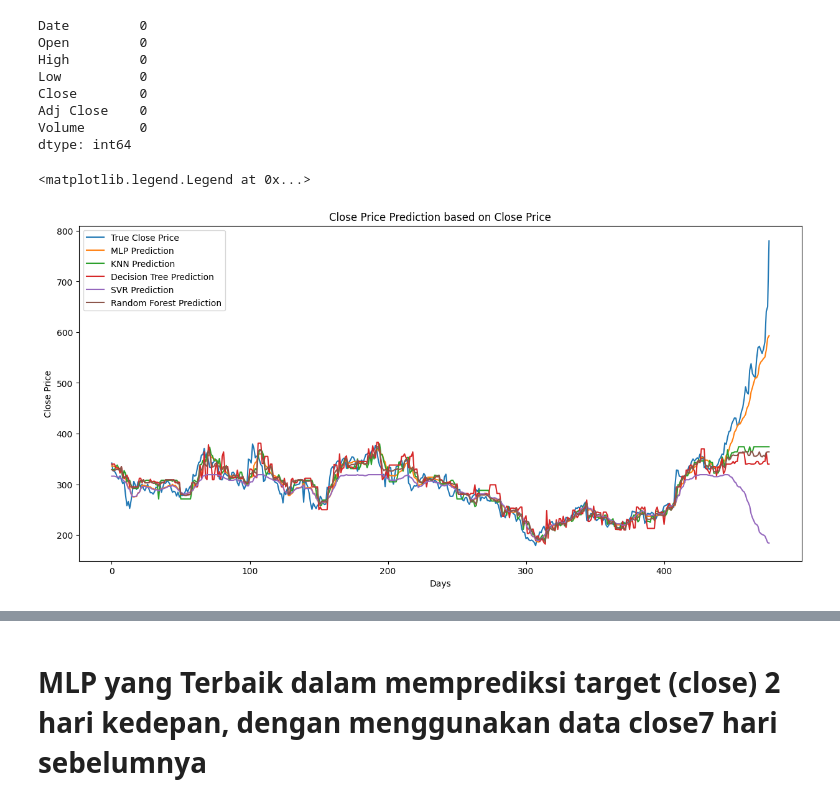
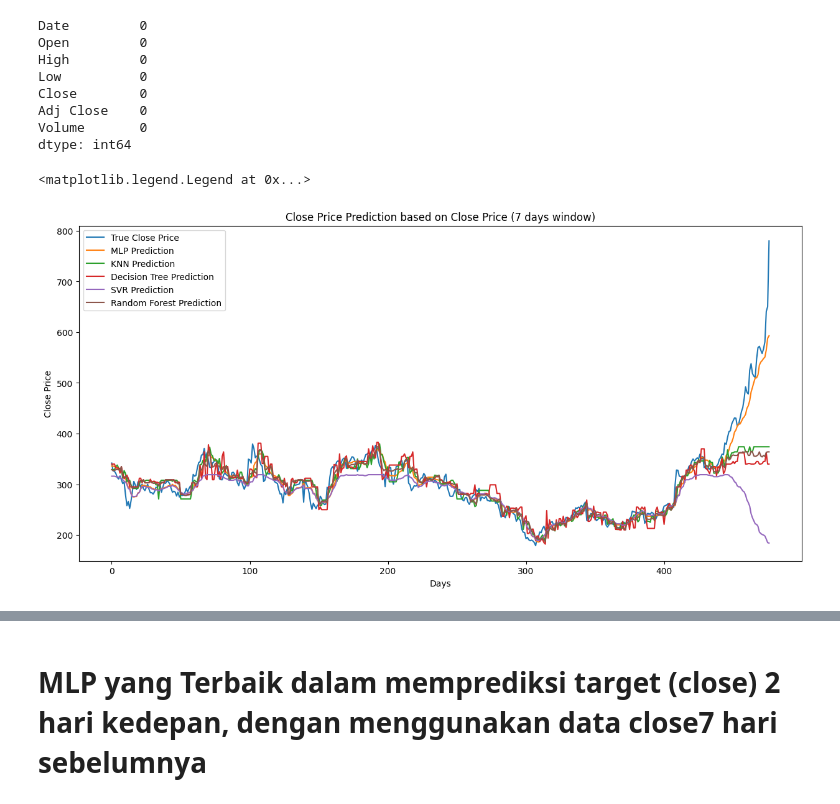
Before and after one commit to aliifam/ppd, a Jupyter notebook: ppd/pekan6/tugas.ipynb, the cells around one changed output, grey strips where cells are left out. Drawn from its saved outputs; the diff is of its cells as text; code cells hidden in the pictures.

```diff
--- a/ppd/pekan6/tugas.ipynb
+++ b/ppd/pekan6/tugas.ipynb
@@ -176,19 +176,19 @@ rmse_rf, corr_rf, y_pred_rf = rf_model(X_train, y_train, X_test, y_test)
 # %%
 # visualisasi hasil prediksi
 plt.figure(figsize=(15, 7))
 plt.plot(test_close[window_size:], label='True Close Price')
 plt.plot(y_pred_mlp, label='MLP Prediction')
 plt.plot(y_pred_knn, label='KNN Prediction')
 plt.plot(y_pred_dt, label='Decision Tree Prediction')
 plt.plot(y_pred_svr, label='SVR Prediction')
 plt.plot(y_pred_rf, label='Random Forest Prediction')
 plt.ylabel('Close Price')
 plt.xlabel('Days')
-plt.title('Close Price Prediction based on Close Price')
+plt.title('Close Price Prediction based on Close Price (7 days window)')
 plt.legend()
 # %% [output]
 <matplotlib.legend.Legend at 0x...>
-[figure, old version]
+[figure, new version]
 # %%
 # hasil evaluasi model
 print('------------------------------------------------')
```
